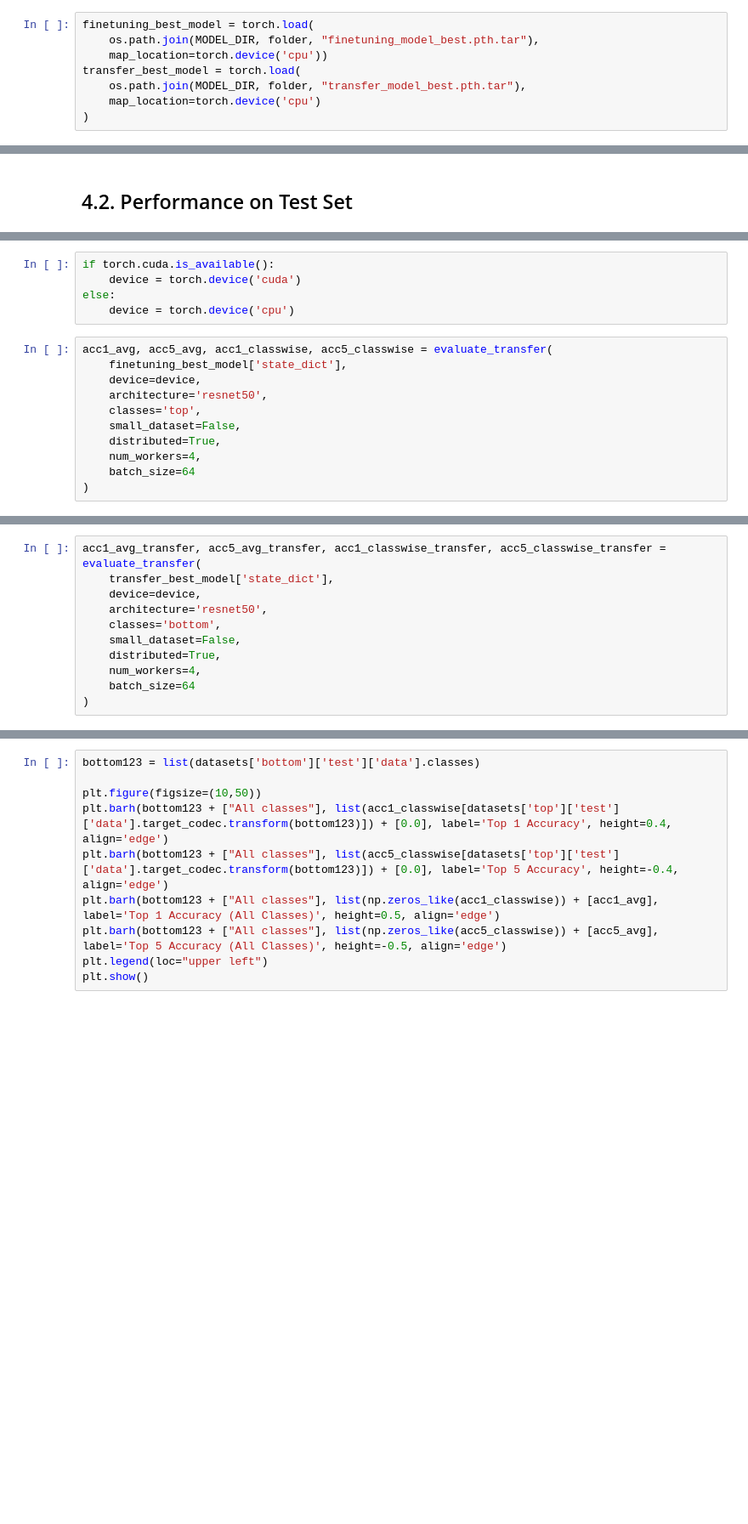
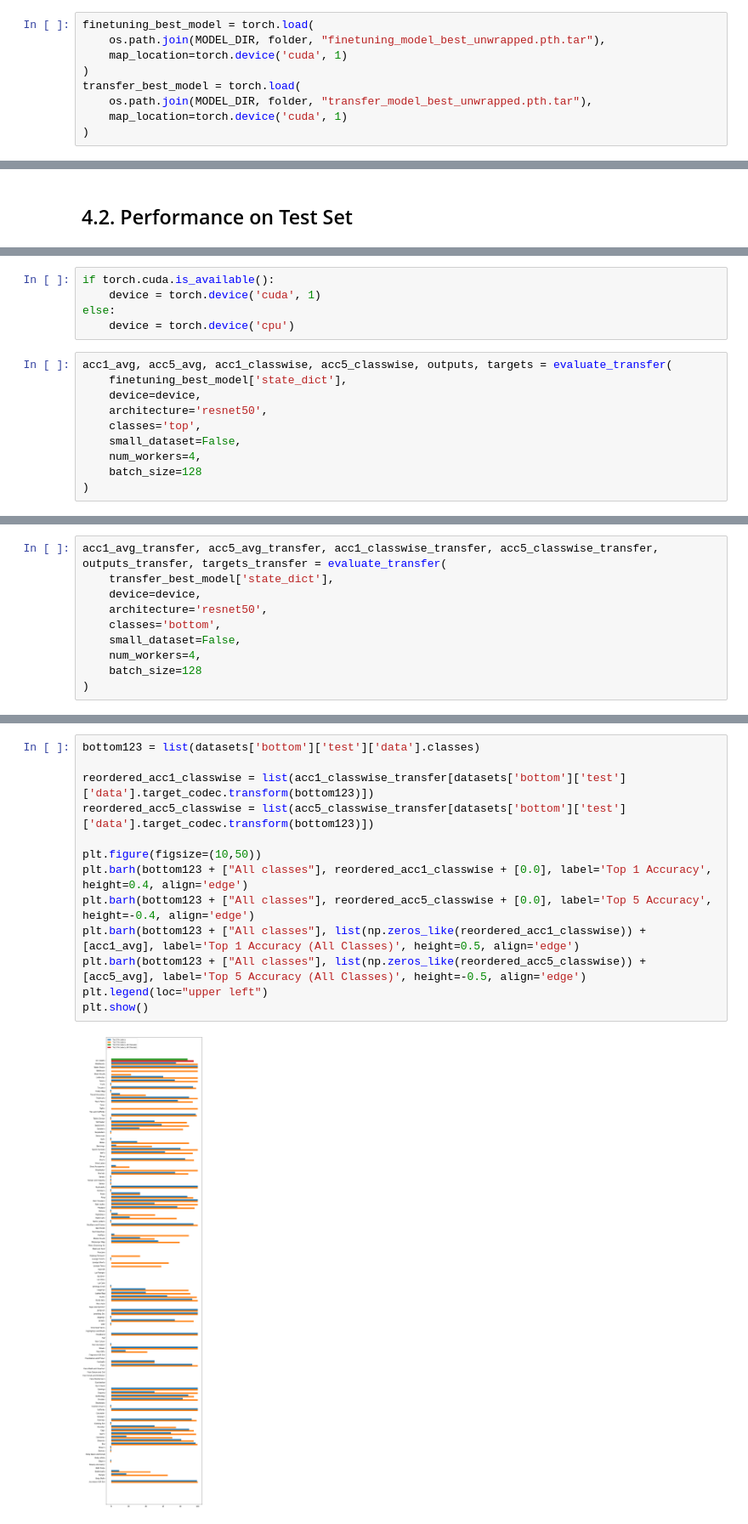
Before and after one commit to gitmatti/few-shot-learning, a Jupyter notebook: notebook/transfer_learning.ipynb, the cells around one changed output, grey strips where cells are left out. Shown at 85% size. Saved outputs shown, nothing was run; the diff lists cells and outputs as text; blank space fills up the shorter version.

```diff
--- a/notebook/transfer_learning.ipynb
+++ b/notebook/transfer_learning.ipynb
@@ -268,11 +271,12 @@ finetuning_results = torch.load(os.path.join(LOG_DIR, folder, "finetuning_traini
 transfer_results = torch.load(os.path.join(LOG_DIR, folder, "transfer_training_log.json"))
 # %%
 finetuning_best_model = torch.load(
-    os.path.join(MODEL_DIR, folder, "finetuning_model_best.pth.tar"),
-    map_location=torch.device('cpu'))
+    os.path.join(MODEL_DIR, folder, "finetuning_model_best_unwrapped.pth.tar"),
+    map_location=torch.device('cuda', 1)
+)
 transfer_best_model = torch.load(
-    os.path.join(MODEL_DIR, folder, "transfer_model_best.pth.tar"),
-    map_location=torch.device('cpu')
+    os.path.join(MODEL_DIR, folder, "transfer_model_best_unwrapped.pth.tar"),
+    map_location=torch.device('cuda', 1)
 )
 # %% [markdown]
 ## 4.1 Monitoring Training
@@ -347,19 +351,18 @@ For transfer learning on the remaining classes the test set performance is. Here
 Detailed results for classwise accuracies are shown in the histograms below.
 # %%
 if torch.cuda.is_available():
-    device = torch.device('cuda')
+    device = torch.device('cuda', 1)
 else:
     device = torch.device('cpu')
 # %%
-acc1_avg, acc5_avg, acc1_classwise, acc5_classwise = evaluate_transfer(
+acc1_avg, acc5_avg, acc1_classwise, acc5_classwise, outputs, targets = evaluate_transfer(
     finetuning_best_model['state_dict'],
     device=device,
     architecture='resnet50',
     classes='top',
     small_dataset=False,
-    distributed=True,
     num_workers=4,
-    batch_size=64
+    batch_size=128
 )
 # %%
 print(acc1_avg, acc5_avg)
@@ -379,11 +391,10 @@ plt.show()
 # %%
-acc1_avg_transfer, acc5_avg_transfer, acc1_classwise_transfer, acc5_classwise_transfer = evaluate_transfer(
+acc1_avg_transfer, acc5_avg_transfer, acc1_classwise_transfer, acc5_classwise_transfer, outputs_transfer, targets_transfer = evaluate_transfer(
     transfer_best_model['state_dict'],
     device=device,
     architecture='resnet50',
     classes='bottom',
     small_dataset=False,
-    distributed=True,
     num_workers=4,
-    batch_size=64
+    batch_size=128
 )
@@ -390,13 +408,18 @@ acc1_avg_transfer, acc5_avg_transfer, acc1_classwise_transfer, acc5_classwise_tr
 # %%
 bottom123 = list(datasets['bottom']['test']['data'].classes)
 
+reordered_acc1_classwise = list(acc1_classwise_transfer[datasets['bottom']['test']['data'].target_codec.transform(bottom123)])
+reordered_acc5_classwise = list(acc5_classwise_transfer[datasets['bottom']['test']['data'].target_codec.transform(bottom123)])
+
 plt.figure(figsize=(10,50))
-plt.barh(bottom123 + ["All classes"], list(acc1_classwise[datasets['top']['test']['data'].target_codec.transform(bottom123)]) + [0.0], label='Top 1 Accuracy', height=0.4, align='edge')
-plt.barh(bottom123 + ["All classes"], list(acc5_classwise[datasets['top']['test']['data'].target_codec.transform(bottom123)]) + [0.0], label='Top 5 Accuracy', height=-0.4, align='edge')
-plt.barh(bottom123 + ["All classes"], list(np.zeros_like(acc1_classwise)) + [acc1_avg], label='Top 1 Accuracy (All Classes)', height=0.5, align='edge')
-plt.barh(bottom123 + ["All classes"], list(np.zeros_like(acc5_classwise)) + [acc5_avg], label='Top 5 Accuracy (All Classes)', height=-0.5, align='edge')
+plt.barh(bottom123 + ["All classes"], reordered_acc1_classwise + [0.0], label='Top 1 Accuracy', height=0.4, align='edge')
+plt.barh(bottom123 + ["All classes"], reordered_acc5_classwise + [0.0], label='Top 5 Accuracy', height=-0.4, align='edge')
+plt.barh(bottom123 + ["All classes"], list(np.zeros_like(reordered_acc1_classwise)) + [acc1_avg], label='Top 1 Accuracy (All Classes)', height=0.5, align='edge')
+plt.barh(bottom123 + ["All classes"], list(np.zeros_like(reordered_acc5_classwise)) + [acc5_avg], label='Top 5 Accuracy (All Classes)', height=-0.5, align='edge')
 plt.legend(loc="upper left")
 plt.show()
+# %% [output]
+[figure, added]
 # %% [markdown]
 # 5. Outlook
 
```
Also changed, not shown: parts of 20 cells of this notebook, 3 other files.
